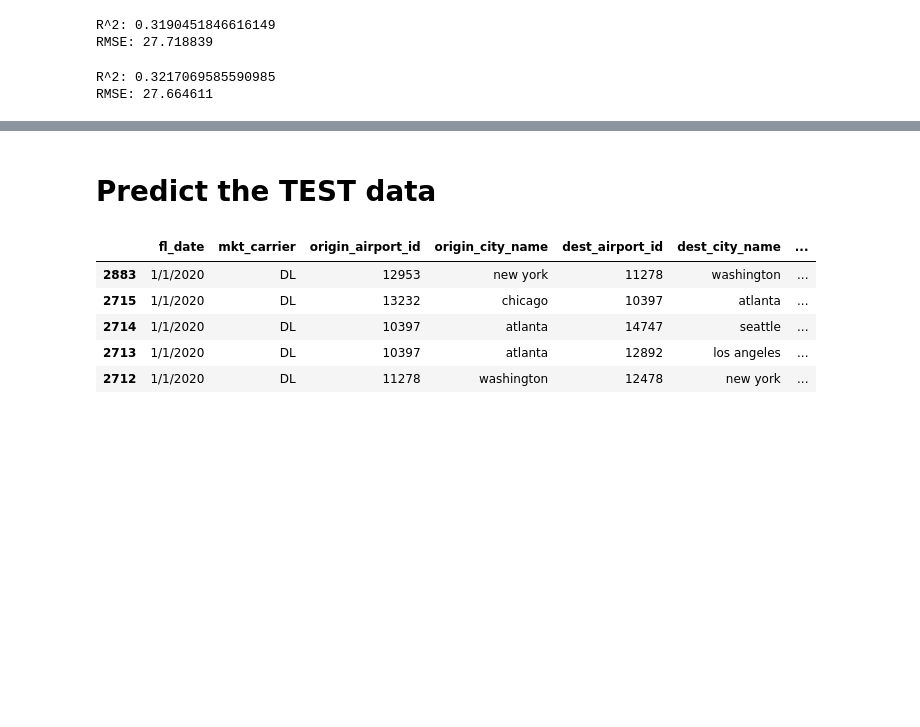
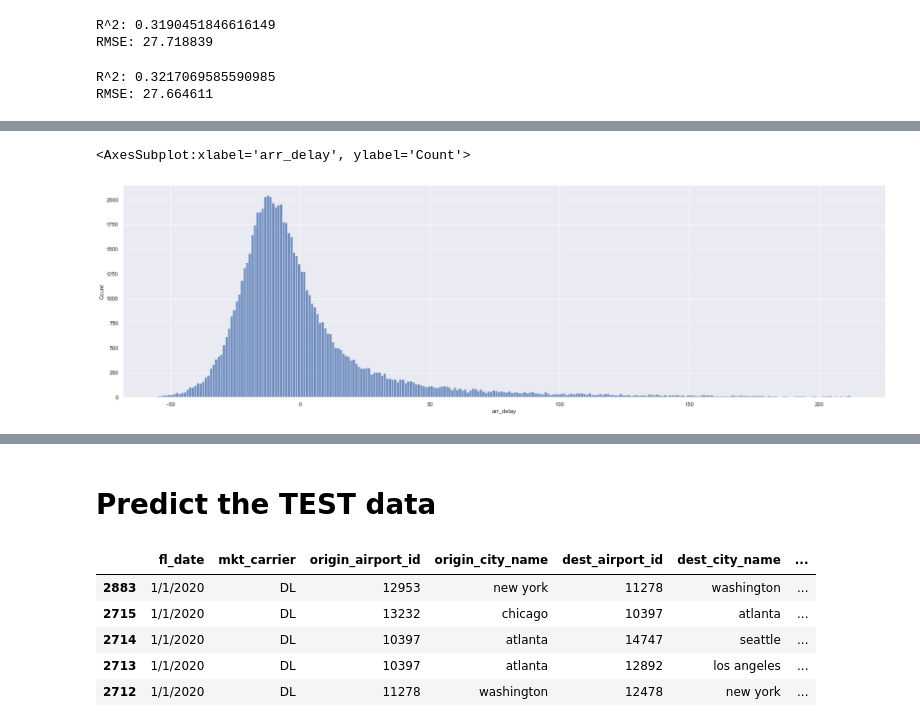
Before and after one commit to jsusnik/flight_predictions, a Jupyter notebook: delta_air_models.ipynb, the cells around one changed output, grey strips where cells are left out. Saved outputs shown, nothing was run; the diff lists cells and outputs as text; code cells hidden in the pictures; blank space fills up the shorter version.

```diff
--- a/delta_air_models.ipynb
+++ b/delta_air_models.ipynb
@@ -646,3 +646,10 @@ print("RMSE: %f" % (rmse))
 # %% [output]
 R^2: 0.3217069585590985
 RMSE: 27.664611
+# %%
+graph_df = X_test.copy()
+graph_df['arr_delay'] = y_test
+graph_df['predicted'] = y_preds
+graph_df['difference'] = graph_df['predicted'] - graph_df['arr_delay']
+graph_df = graph_df.sort_index(ascending=False)
+graph_df = graph_df.reset_index(drop=True)
@@ -648,0 +707,6 @@ RMSE: 27.664611
+# %%
+sns.set(rc={'figure.figsize':(28, 8)})
+sns.histplot(data=graph_df, x="arr_delay", binwidth=1)
+# %% [output]
+<AxesSubplot:xlabel='arr_delay', ylabel='Count'>
+[figure, added]
```
Also changed, not shown: parts of 17 cells of this notebook.
